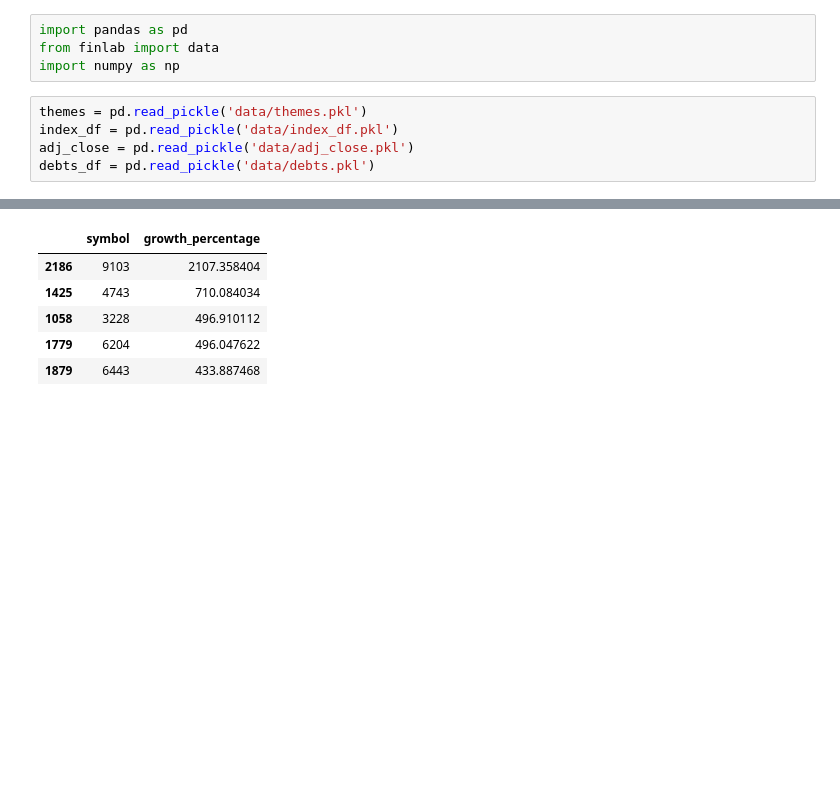
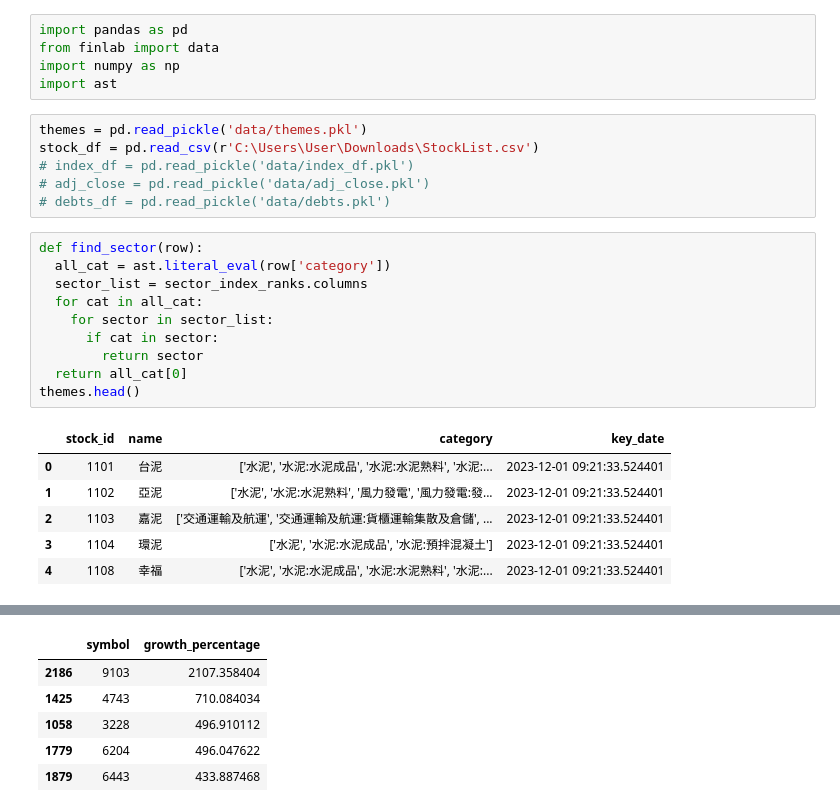
Before and after one commit to dreyhsu/TWSectorScreener, a Jupyter notebook: finlab_test.ipynb, the cells around one changed output, grey strips where cells are left out. Drawn from its saved outputs; the diff is of its cells as text; blank space fills up the shorter version.

```diff
--- a/finlab_test.ipynb
+++ b/finlab_test.ipynb
@@ -2,8 +2,27 @@
 import pandas as pd
 from finlab import data
 import numpy as np
+import ast
 # %%
 themes = pd.read_pickle('data/themes.pkl')
-index_df = pd.read_pickle('data/index_df.pkl')
-adj_close = pd.read_pickle('data/adj_close.pkl')
-debts_df = pd.read_pickle('data/debts.pkl')
+stock_df = pd.read_csv(r'C:\Users\User\Downloads\StockList.csv')
+# index_df = pd.read_pickle('data/index_df.pkl')
+# adj_close = pd.read_pickle('data/adj_close.pkl')
+# debts_df = pd.read_pickle('data/debts.pkl')
+# %%
+def find_sector(row):
+  all_cat = ast.literal_eval(row['category'])
+  sector_list = sector_index_ranks.columns
+  for cat in all_cat:
+    for sector in sector_list:
+      if cat in sector:
+        return sector
+  return all_cat[0]
+themes.head()
+# %% [output]
+|  | stock_id | name | category | key_date |
+| 0 | 1101 | 台泥 | ['水泥', '水泥:水泥成品', '水泥:水泥熟料', '水泥:... | 2023-12-01 09:21:33.524401 |
+| 1 | 1102 | 亞泥 | ['水泥', '水泥:水泥熟料', '風力發電', '風力發電:發... | 2023-12-01 09:21:33.524401 |
+| 2 | 1103 | 嘉泥 | ['交通運輸及航運', '交通運輸及航運:貨櫃運輸集散及倉儲', ... | 2023-12-01 09:21:33.524401 |
+| 3 | 1104 | 環泥 | ['水泥', '水泥:水泥成品', '水泥:預拌混凝土'] | 2023-12-01 09:21:33.524401 |
+| 4 | 1108 | 幸福 | ['水泥', '水泥:水泥成品', '水泥:水泥熟料', '水泥:... | 2023-12-01 09:21:33.524401 |
```
Also changed, not shown: parts of 1 cell of this notebook, 2 other files.
